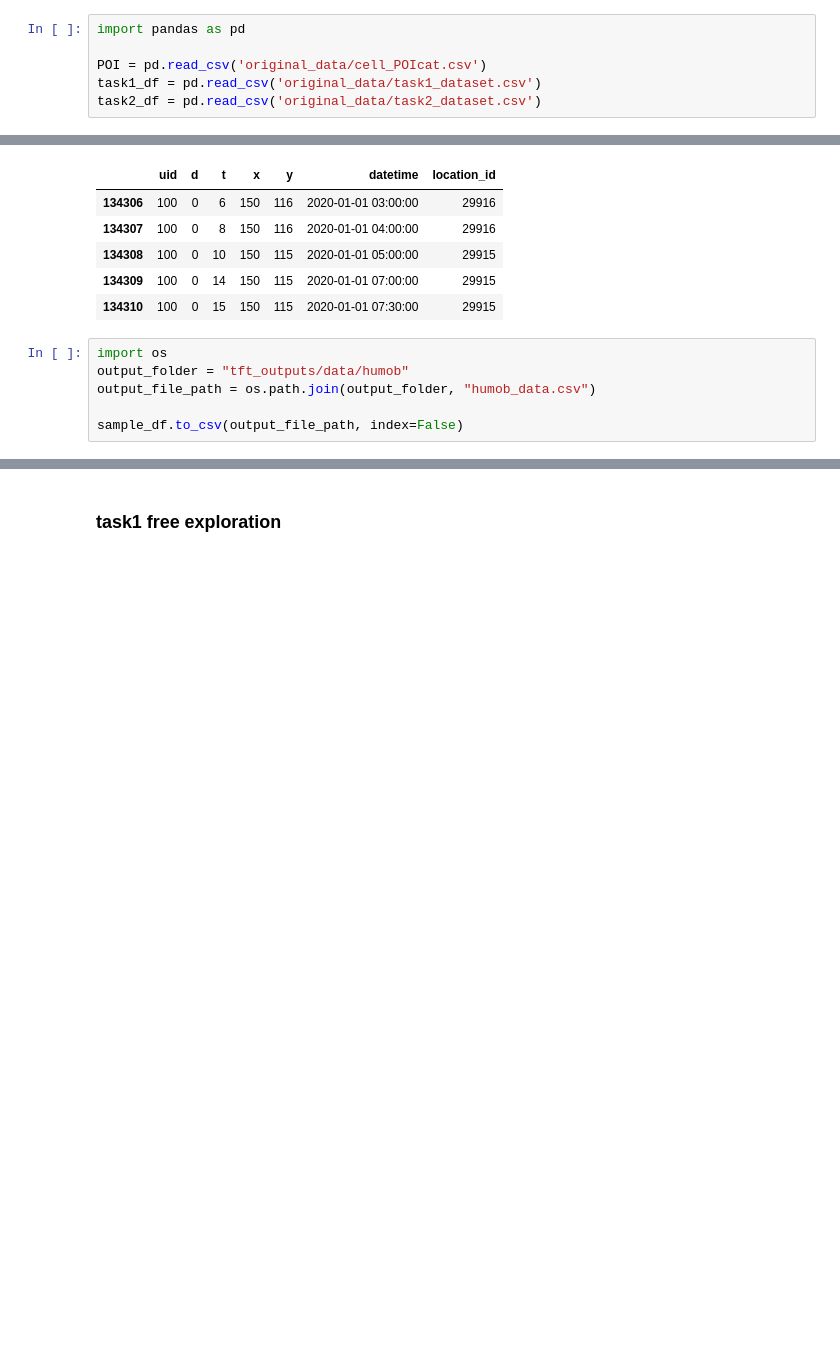
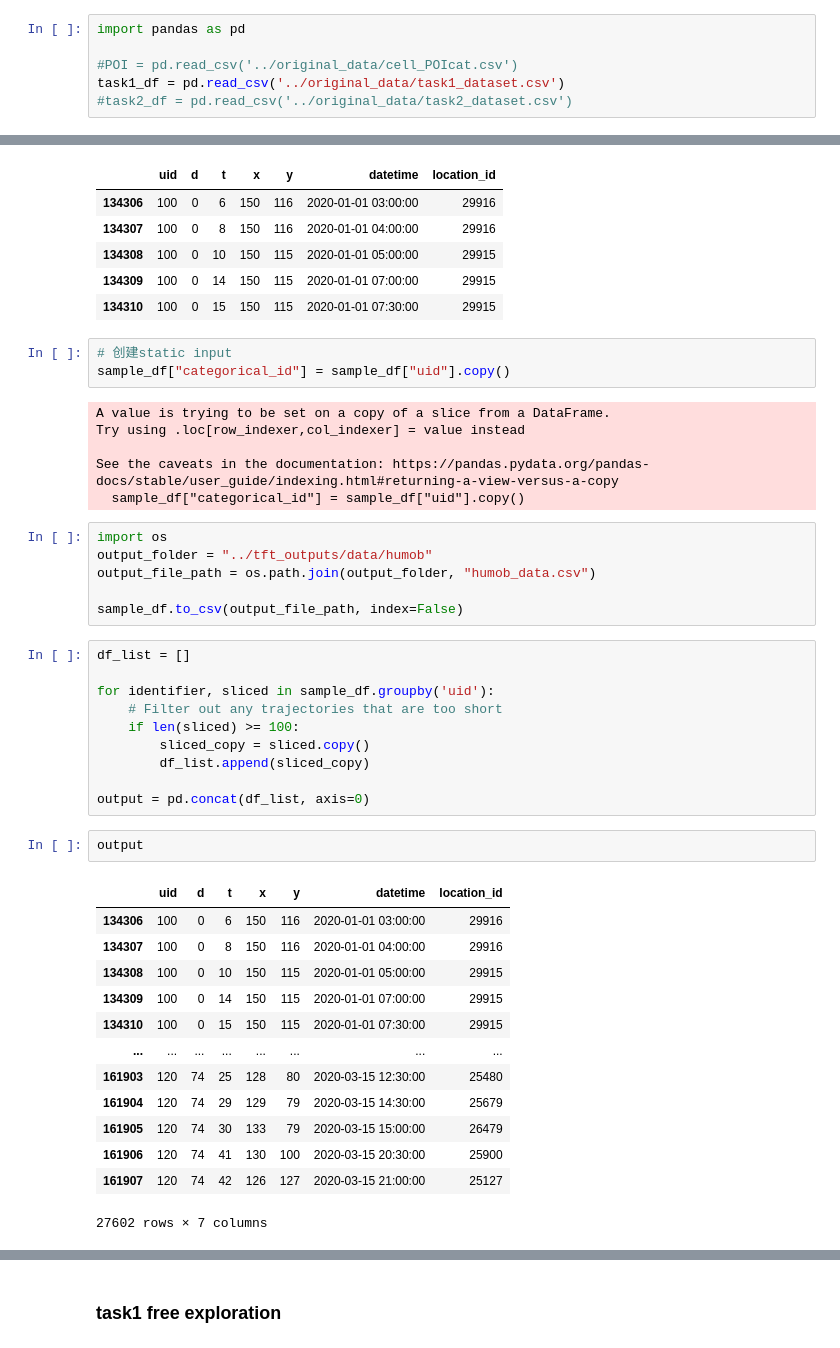
Before and after one commit to rongboxu/tft_tf2, a Jupyter notebook: data_analysis.ipynb, the cells around one changed output, grey strips where cells are left out. Saved outputs shown, nothing was run; the diff lists cells and outputs as text; blank space fills up the shorter version.

Commit message:
modify the static input part

```diff
--- a/data_analysis.ipynb
+++ b/data_analysis.ipynb
@@ -1,9 +1,9 @@
 # %%
 import pandas as pd
 
-POI = pd.read_csv('original_data/cell_POIcat.csv')
-task1_df = pd.read_csv('original_data/task1_dataset.csv')
-task2_df = pd.read_csv('original_data/task2_dataset.csv')
+#POI = pd.read_csv('../original_data/cell_POIcat.csv')
+task1_df = pd.read_csv('../original_data/task1_dataset.csv')
+#task2_df = pd.read_csv('../original_data/task2_dataset.csv')
 # %%
 task1_df.head(5)
 # %% [output]
@@ -84,9 +84,44 @@ sample_df.head()
 | 134308 | 100 | 0 | 10 | 150 | 115 | 2020-01-01 05:00:00 | 29915 |
 | 134309 | 100 | 0 | 14 | 150 | 115 | 2020-01-01 07:00:00 | 29915 |
 | 134310 | 100 | 0 | 15 | 150 | 115 | 2020-01-01 07:30:00 | 29915 |
+# %%
+# 创建static input
+sample_df["categorical_id"] = sample_df["uid"].copy()
+# %% [output]
+A value is trying to be set on a copy of a slice from a DataFrame.
+Try using .loc[row_indexer,col_indexer] = value instead
+
+See the caveats in the documentation: https://pandas.pydata.org/pandas-docs/stable/user_guide/indexing.html#returning-a-view-versus-a-copy
+  sample_df["categorical_id"] = sample_df["uid"].copy()
 # %%
 import os
-output_folder = "tft_outputs/data/humob"
+output_folder = "../tft_outputs/data/humob"
 output_file_path = os.path.join(output_folder, "humob_data.csv")
 
 sample_df.to_csv(output_file_path, index=False)
+# %%
+df_list = []
+
+for identifier, sliced in sample_df.groupby('uid'):
+    # Filter out any trajectories that are too short
+    if len(sliced) >= 100:
+        sliced_copy = sliced.copy()
+        df_list.append(sliced_copy)
+
+output = pd.concat(df_list, axis=0)
+# %%
+output
+# %% [output]
+|  | uid | d | t | x | y | datetime | location_id |
+| 134306 | 100 | 0 | 6 | 150 | 116 | 2020-01-01 03:00:00 | 29916 |
+| 134307 | 100 | 0 | 8 | 150 | 116 | 2020-01-01 04:00:00 | 29916 |
+| 134308 | 100 | 0 | 10 | 150 | 115 | 2020-01-01 05:00:00 | 29915 |
+| 134309 | 100 | 0 | 14 | 150 | 115 | 2020-01-01 07:00:00 | 29915 |
+| 134310 | 100 | 0 | 15 | 150 | 115 | 2020-01-01 07:30:00 | 29915 |
+| ... | ... | ... | ... | ... | ... | ... | ... |
+| 161903 | 120 | 74 | 25 | 128 | 80 | 2020-03-15 12:30:00 | 25480 |
+| 161904 | 120 | 74 | 29 | 129 | 79 | 2020-03-15 14:30:00 | 25679 |
+| 161905 | 120 | 74 | 30 | 133 | 79 | 2020-03-15 15:00:00 | 26479 |
+| 161906 | 120 | 74 | 41 | 130 | 100 | 2020-03-15 20:30:00 | 25900 |
+| 161907 | 120 | 74 | 42 | 126 | 127 | 2020-03-15 21:00:00 | 25127 |
+27602 rows × 7 columns
```
Also changed, not shown: parts of 6 cells of this notebook, 3 other files.
